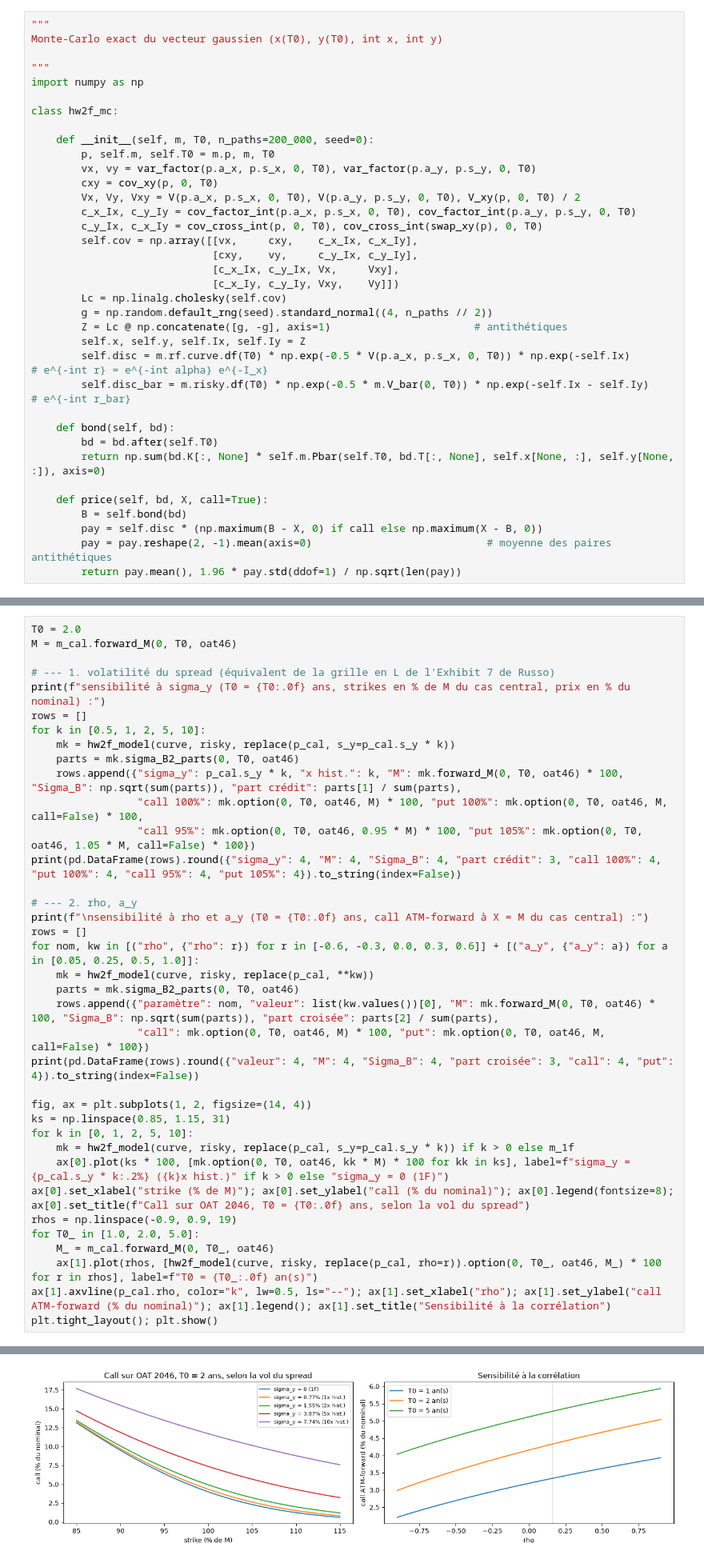
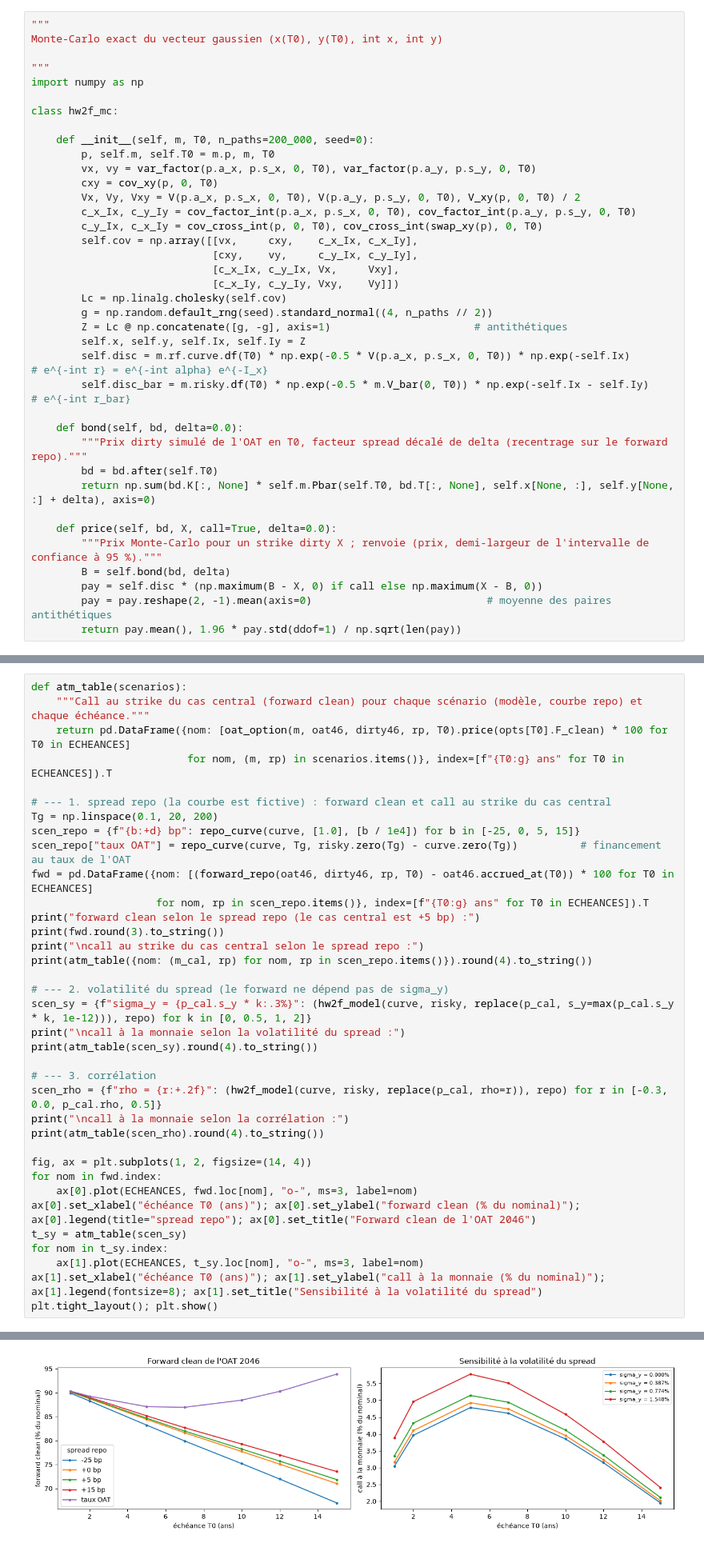
Before and after one commit to alexisdantzikian/BondOptionPricer, a Jupyter notebook: main/oat_option_pricer.ipynb, the cells around one changed output, grey strips where cells are left out. Shown at 80% size. Saved outputs shown, nothing was run; the diff lists cells and outputs as text.

```diff
--- a/main/oat_option_pricer.ipynb
+++ b/main/oat_option_pricer.ipynb
@@ -1474,12 +1515,14 @@ class hw2f_mc:
         self.disc = m.rf.curve.df(T0) * np.exp(-0.5 * V(p.a_x, p.s_x, 0, T0)) * np.exp(-self.Ix)          # e^{-int r} = e^{-int alpha} e^{-I_x}
         self.disc_bar = m.risky.df(T0) * np.exp(-0.5 * m.V_bar(0, T0)) * np.exp(-self.Ix - self.Iy)        # e^{-int r_bar}
 
-    def bond(self, bd):
+    def bond(self, bd, delta=0.0):
+        """Prix dirty simulé de l'OAT en T0, facteur spread décalé de delta (recentrage sur le forward repo)."""
         bd = bd.after(self.T0)
-        return np.sum(bd.K[:, None] * self.m.Pbar(self.T0, bd.T[:, None], self.x[None, :], self.y[None, :]), axis=0)
+        return np.sum(bd.K[:, None] * self.m.Pbar(self.T0, bd.T[:, None], self.x[None, :], self.y[None, :] + delta), axis=0)
 
-    def price(self, bd, X, call=True):
-        B = self.bond(bd)
+    def price(self, bd, X, call=True, delta=0.0):
+        """Prix Monte-Carlo pour un strike dirty X ; renvoie (prix, demi-largeur de l'intervalle de confiance à 95 %)."""
+        B = self.bond(bd, delta)
         pay = self.disc * (np.maximum(B - X, 0) if call else np.maximum(X - B, 0))
         pay = pay.reshape(2, -1).mean(axis=0)                            # moyenne des paires antithétiques
         return pay.mean(), 1.96 * pay.std(ddof=1) / np.sqrt(len(pay))
@@ -1599,38 +1662,37 @@ décomposition de la variance Sigma_B^2 (poids gelés) :
 # %%
-T0 = 2.0
-M = m_cal.forward_M(0, T0, oat46)
+def atm_table(scenarios):
+    """Call au strike du cas central (forward clean) pour chaque scénario (modèle, courbe repo) et chaque échéance."""
+    return pd.DataFrame({nom: [oat_option(m, oat46, dirty46, rp, T0).price(opts[T0].F_clean) * 100 for T0 in ECHEANCES]
+                         for nom, (m, rp) in scenarios.items()}, index=[f"{T0:g} ans" for T0 in ECHEANCES]).T
 
-# --- 1. volatilité du spread (équivalent de la grille en L de l'Exhibit 7 de Russo)
-print(f"sensibilité à sigma_y (T0 = {T0:.0f} ans, strikes en % de M du cas central, prix en % du nominal) :")
-rows = []
-for k in [0.5, 1, 2, 5, 10]:
-    mk = hw2f_model(curve, risky, replace(p_cal, s_y=p_cal.s_y * k))
-    parts = mk.sigma_B2_parts(0, T0, oat46)
-    rows.append({"sigma_y": p_cal.s_y * k, "x hist.": k, "M": mk.forward_M(0, T0, oat46) * 100, "Sigma_B": np.sqrt(sum(parts)), "part crédit": parts[1] / sum(parts),
-                 "call 100%": mk.option(0, T0, oat46, M) * 100, "put 100%": mk.option(0, T0, oat46, M, call=False) * 100,
-                 "call 95%": mk.option(0, T0, oat46, 0.95 * M) * 100, "put 105%": mk.option(0, T0, oat46, 1.05 * M, call=False) * 100})
-print(pd.DataFrame(rows).round({"sigma_y": 4, "M": 4, "Sigma_B": 4, "part crédit": 3, "call 100%": 4, "put 100%": 4, "call 95%": 4, "put 105%": 4}).to_string(index=False))
+# --- 1. spread repo (la courbe est fictive) : forward clean et call au strike du cas central
+Tg = np.linspace(0.1, 20, 200)
+scen_repo = {f"{b:+d} bp": repo_curve(curve, [1.0], [b / 1e4]) for b in [-25, 0, 5, 15]}
+scen_repo["taux OAT"] = repo_curve(curve, Tg, risky.zero(Tg) - curve.zero(Tg))          # financement au taux de l'OAT
+fwd = pd.DataFrame({nom: [(forward_repo(oat46, dirty46, rp, T0) - oat46.accrued_at(T0)) * 100 for T0 in ECHEANCES]
+                    for nom, rp in scen_repo.items()}, index=[f"{T0:g} ans" for T0 in ECHEANCES]).T
+print("forward clean selon le spread repo (le cas central est +5 bp) :")
+print(fwd.round(3).to_string())
+print("\ncall au strike du cas central selon le spread repo :")
+print(atm_table({nom: (m_cal, rp) for nom, rp in scen_repo.items()}).round(4).to_string())
 
-# --- 2. rho, a_y
-print(f"\nsensibilité à rho et a_y (T0 = {T0:.0f} ans, call ATM-forward à X = M du cas central) :")
-rows = []
-for nom, kw in [("rho", {"rho": r}) for r in [-0.6, -0.3, 0.0, 0.3, 0.6]] + [("a_y", {"a_y": a}) for a in [0.05, 0.25, 0.5, 1.0]]:
-    mk = hw2f_model(curve, risky, replace(p_cal, **kw))
-    parts = mk.sigma_B2_parts(0, T0, oat46)
-    rows.append({"paramètre": nom, "valeur": list(kw.values())[0], "M": mk.forward_M(0, T0, oat46) * 100, "Sigma_B": np.sqrt(sum(parts)), "part croisée": parts[2] / sum(parts),
-                 "call": mk.option(0, T0, oat46, M) * 100, "put": mk.option(0, T0, oat46, M, call=False) * 100})
-print(pd.DataFrame(rows).round({"valeur": 4, "M": 4, "Sigma_B": 4, "part croisée": 3, "call": 4, "put": 4}).to_string(index=False))
+# --- 2. volatilité du spread (le forward ne dépend pas de sigma_y)
+scen_sy = {f"sigma_y = {p_cal.s_y * k:.3%}": (hw2f_model(curve, risky, replace(p_cal, s_y=max(p_cal.s_y * k, 1e-12))), repo) for k in [0, 0.5, 1, 2]}
+print("\ncall à la monnaie selon la volatilité du spread :")
+print(atm_table(scen_sy).round(4).to_string())
+
+# --- 3. corrélation
+scen_rho = {f"rho = {r:+.2f}": (hw2f_model(curve, risky, replace(p_cal, rho=r)), repo) for r in [-0.3, 0.0, p_cal.rho, 0.5]}
+print("\ncall à la monnaie selon la corrélation :")
+print(atm_table(scen_rho).round(4).to_string())
 
 fig, ax = plt.subplots(1, 2, figsize=(14, 4))
-ks = np.linspace(0.85, 1.15, 31)
-for k in [0, 1, 2, 5, 10]:
-    mk = hw2f_model(curve, risky, replace(p_cal, s_y=p_cal.s_y * k)) if k > 0 else m_1f
-    ax[0].plot(ks * 100, [mk.option(0, T0, oat46, kk * M) * 100 for kk in ks], label=f"sigma_y = {p_cal.s_y * k:.2%} ({k}x hist.)" if k > 0 else "sigma_y = 0 (1F)")
-ax[0].set_xlabel("strike (% de M)"); ax[0].set_ylabel("call (% du nominal)"); ax[0].legend(fontsize=8); ax[0].set_title(f"Call sur OAT 2046, T0 = {T0:.0f} ans, selon la vol du spread")
-rhos = np.linspace(-0.9, 0.9, 19)
-for T0_ in [1.0, 2.0, 5.0]:
-    M_ = m_cal.forward_M(0, T0_, oat46)
-    ax[1].plot(rhos, [hw2f_model(curve, risky, replace(p_cal, rho=r)).option(0, T0_, oat46, M_) * 100 for r in rhos], label=f"T0 = {T0_:.0f} an(s)")
-ax[1].axvline(p_cal.rho, color="k", lw=0.5, ls="--"); ax[1].set_xlabel("rho"); ax[1].set_ylabel("call ATM-forward (% du nominal)"); ax[1].legend(); ax[1].set_title("Sensibilité à la corrélation")
+for nom in fwd.index:
+    ax[0].plot(ECHEANCES, fwd.loc[nom], "o-", ms=3, label=nom)
+ax[0].set_xlabel("échéance T0 (ans)"); ax[0].set_ylabel("forward clean (% du nominal)"); ax[0].legend(title="spread repo"); ax[0].set_title("Forward clean de l'OAT 2046")
+t_sy = atm_table(scen_sy)
+for nom in t_sy.index:
+    ax[1].plot(ECHEANCES, t_sy.loc[nom], "o-", ms=3, label=nom)
+ax[1].set_xlabel("échéance T0 (ans)"); ax[1].set_ylabel("call à la monnaie (% du nominal)"); ax[1].legend(fontsize=8); ax[1].set_title("Sensibilité à la volatilité du spread")
 plt.tight_layout(); plt.show()
 # %% [output]
@@ -1656,4 +1716,4 @@ paramètre  valeur       M  Sigma_B  part croisée   call    put
-[figure, old version]
+[figure, new version]
 # %% [markdown]
 ### Lecture des résultats
 
```
Also changed, not shown: parts of 13 cells of this notebook.
